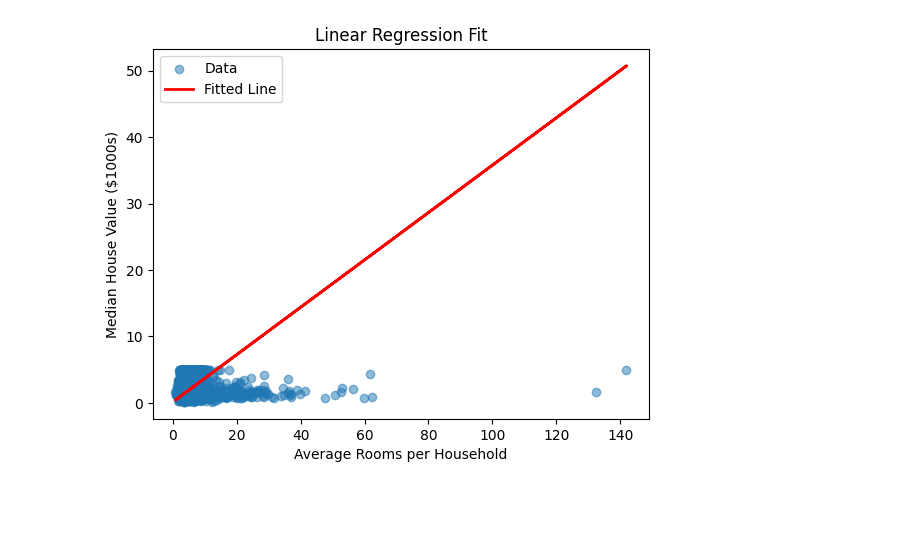
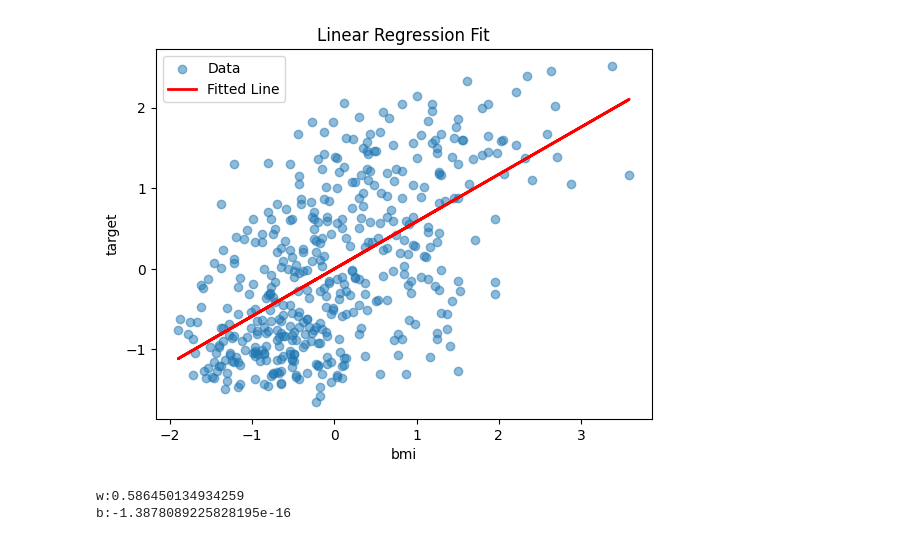
Before and after one commit to longdaaaaa/linear-regression-from-scratch, a Jupyter notebook: scratch.ipynb, the cells around one changed output. Cells and saved outputs as stored; diff of their text form; code cells hidden in the pictures; blank space fills up the shorter version.

```diff
--- a/scratch.ipynb
+++ b/scratch.ipynb
@@ -10,10 +10,15 @@ df = pd.read_csv('data.csv')
 # %%
 # extract x and y, convert them into numpy array
 # .value is for converting pandas series to numpy 1d array
-x = df['AveRooms'].values
-y = df['MedHouseVal'].values
+x = df['bmi'].values
+y = df['target'].values
+
+# Z-score normalization
+x = (x - x.mean()) / x.std()
+y = (y - y.mean()) / y.std()
+
 plt.scatter(x, y, alpha=0.5, label='Data')
-plt.xlabel("Average Rooms per Household")
-plt.ylabel("Median House Value ($1000s)")
+plt.xlabel("bmi")
+plt.ylabel("target")
 plt.show()
 # %% [output]
@@ -21,6 +26,7 @@ plt.show()
 # %%
 # reshape to 2d array
 # -1 means automatically calculate the row number
-x = x.reshape (-1, 1)
+x = x.reshape(-1, 1)
+y = y.reshape(-1, 1) # Ensure dimensions are consistent
 print(x.shape, y.shape)
 # %% [output]
@@ -42,17 +48,19 @@ print(x.shape, y.shape)
 w = np.random.randn()
 b = 0.0
 # %%
-lr = 0.01 # learning rate
-epochs = 1000 # the number of iterations
+lr = 0.0001 # learning rate
+epochs = 100000 # the number of iterations
 # %%
 # start the loop
+losses = [] # track the loss
 for epoch in range(epochs):
     y_pred = x*w + b # element wise broadcasting
-    loss = np.mean((y_pred.flatten()-y)**2) #calculating the Mean Squared Error MSE
+    loss = np.mean((y_pred-y)**2) #calculating the Mean Squared Error MSE
     if epoch % 100 == 0:
         print(f"Epoch{epoch}: Loss = {loss:.4f}")
-    dw = np.mean(2 * x * (y_pred.flatten()-y)) #defining dw
-    db = np.mean(2 * (y_pred.flatten() - y)) #defining db
+    dw = np.mean(2 * x * (y_pred-y)) #defining dw
+    db = np.mean(2 * (y_pred - y)) #defining db
     w = w - lr * dw
     b = b - lr * db # Gradient descent
+    losses.append(loss)
 # %% [output]
@@ -76,17 +93,21 @@ plt.show()
 # %%
-
-
 # Original Scatter plot
 plt.scatter(x, y, alpha=0.5, label='Data')
 
 # fit the straight line
 y_fit = x * w + b
 plt.plot(x, y_fit, color='red', linewidth=2, label='Fitted Line')
 
-plt.xlabel("Average Rooms per Household")
-plt.ylabel("Median House Value ($1000s)")
+plt.xlabel("bmi")
+plt.ylabel("target")
 plt.title("Linear Regression Fit")
 plt.legend()
 plt.show()
 # %% [output]
-[figure, old version]
+[figure, new version]
+# %%
+print(f"w:{w}")
+print(f"b:{b}")
+# %% [output]
+w:0.586450134934259
+b:-1.3878089225828195e-16
```
Also changed, not shown: parts of 5 cells of this notebook, 6 other files.
